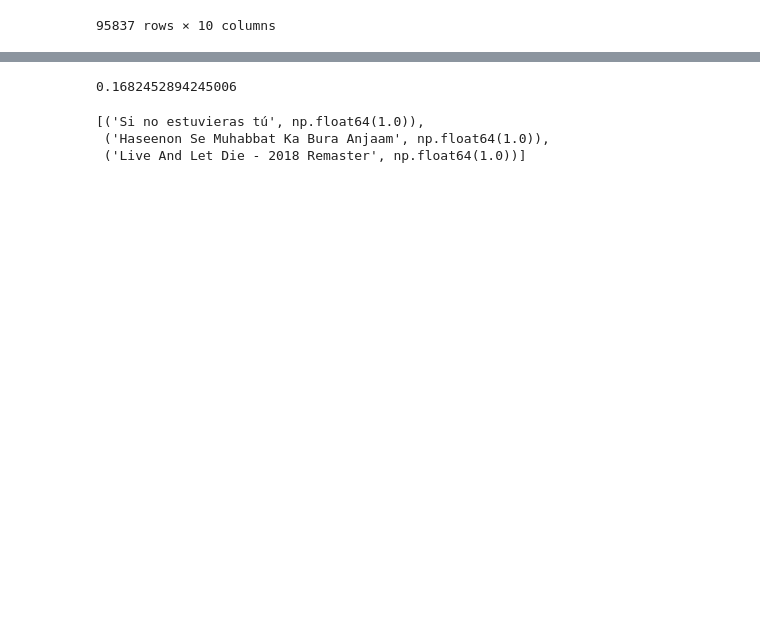
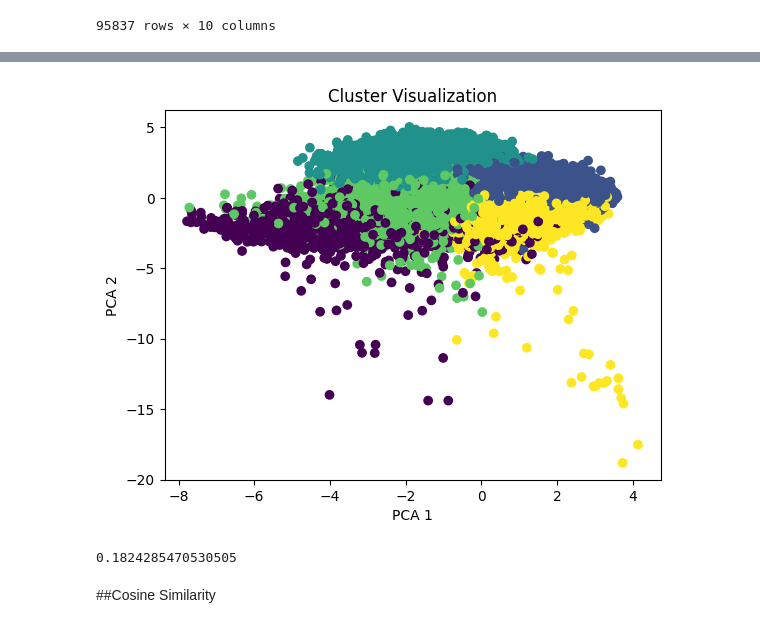
Before and after one commit to sindhu7-zero/Unsupervised_project, a Jupyter notebook: Preprocessing_notebook/cluster.ipynb, the cells around one changed output, grey strips where cells are left out. Drawn from its saved outputs; the diff is of its cells as text; code cells hidden in the pictures; blank space fills up the shorter version.

```diff
--- a/Preprocessing_notebook/cluster.ipynb
+++ b/Preprocessing_notebook/cluster.ipynb
@@ -133,7 +134,7 @@ plt.show()
 # %%
-kmeans=KMeans(n_clusters=8,random_state=0,n_init='auto')
+kmeans=KMeans(n_clusters=5,random_state=0,n_init='auto')
 kmeans.fit(X)
 kmeans.inertia_
-df['Target']=kmeans.predict(X)
-df
+X['Target'] = kmeans.labels_
+X
 # %% [output]
@@ -153,5 +164,19 @@ df
+# %%
+from sklearn.decomposition import PCA
+import matplotlib.pyplot as plt
+
+pca = PCA(n_components=2)
+pca_data = pca.fit_transform(X[selected_df.columns])  # original features
+plt.scatter(pca_data[:,0], pca_data[:,1], c=X['Target'], cmap='viridis')
+plt.xlabel('PCA 1')
+plt.ylabel('PCA 2')
+plt.title('Cluster Visualization')
+plt.show()
+# %% [output]
+[figure, added]
 # %%
-score=silhouette_score(X,kmeans.labels_)
+features_only = X[selected_df.columns]
+score = silhouette_score(features_only, kmeans.labels_)
 score
 # %% [output]
-0.1682452894245006
+0.1824285470530505
@@ -171,16 +183,2 @@ cos_sim_small = cosine_similarity(X_small)
-# %%
-def recommendation(song_index, top_n=3):
-    scores = list(enumerate(cos_sim[song_index]))
-    scores = sorted(scores, key=lambda x: x[1], reverse=True)
-    scores = [s for s in scores if s[0] != song_index]
-    scores = scores[:top_n]
-
-    recommendations = [(df_features.iloc[i]['name_song'], round(score, 2)) for i, score in scores]
-    return recommendations
-
-# Example: recommend top 3 songs similar to song at index 4
-recommendation(4, top_n=3)
-# %% [output]
-[('Si no estuvieras tú', np.float64(1.0)),
- ('Haseenon Se Muhabbat Ka Bura Anjaam', np.float64(1.0)),
- ('Live And Let Die - 2018 Remaster', np.float64(1.0))]
+# %% [markdown]
+##Cosine Similarity
```
Also changed, not shown: parts of 7 cells of this notebook, 2 other files.
